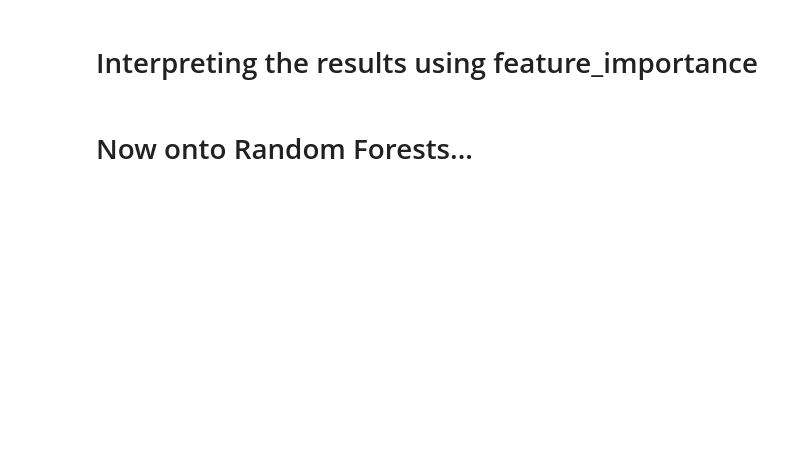
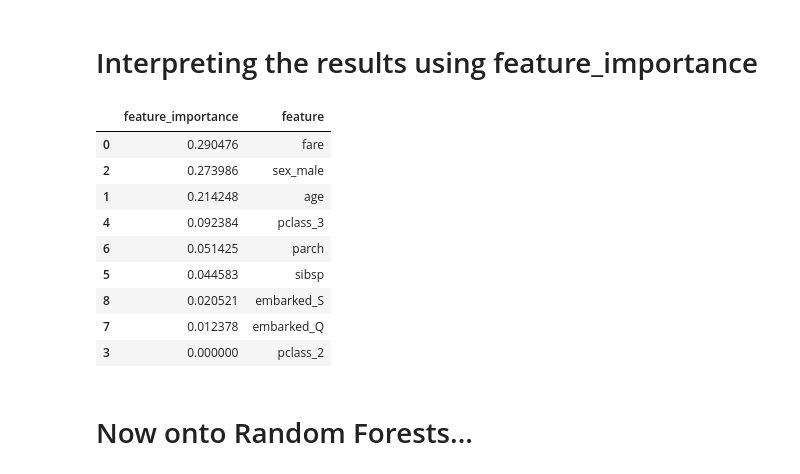
Before and after one commit to CUNYTechPrep/2020-fall-data-science, a Jupyter notebook: Week5-RandomForest/Week5-Lecture-RandomForests.ipynb, the cells around one changed output. Cells and saved outputs as stored; diff of their text form; code cells hidden in the pictures; blank space fills up the shorter version.

```diff
--- a/Week5-RandomForest/Week5-Lecture-RandomForests.ipynb
+++ b/Week5-RandomForest/Week5-Lecture-RandomForests.ipynb
@@ -80,7 +115,7 @@ print('Lenght of our Training data:', X_train.shape, '\nLength of our Testing da
 # %%
 from sklearn.tree import DecisionTreeClassifier
 
-model = tree.DecisionTreeClassifier(max_depth=2)
+model = DecisionTreeClassifier(max_depth=2)
 
 model.fit(X_train,y_train)
 
@@ -102,10 +137,10 @@ print('F1 Score: %f' % f1)
 # Calculate predicted probabilities
 y_pred_proba = model.predict_proba(X_test)
 
-# Keep only the proba for True
+# # Keep only the proba for True
 y_pred_proba = y_pred_proba[:,1]
 
-# Compute auc score
+# # Compute auc score
 auc = roc_auc_score(y_true=y_test, y_score=y_pred_proba)
 
 print('AUC Score: %f' % auc)
@@ -390,7 +449,7 @@ params = {
 grid_search_cv =  GridSearchCV(
     estimator = DecisionTreeClassifier(),
     param_grid = params,
-    scoring = 'roc_auc')
+    scoring = 'f1')
 
 
 # Now, with one easy command, fit all combination of trees.
@@ -443,9 +530,21 @@ graph
 # Interpreting the results using feature_importance
 # %%
 # Now lets look at our feature importances
-feature_imp = pd.DataFrame.from_dict( {'feature_importance': model.feature_importances_,
-                                       'feature':selected_features }).sort_values('feature_importance', ascending=False)
+my_dict = {'feature_importance': model.feature_importances_,
+           'feature':selected_features }
+feature_imp = pd.DataFrame.from_dict( my_dict ).sort_values('feature_importance', ascending=False)
 feature_imp
+# %% [output]
+|  | feature_importance | feature |
+| 0 | 0.290476 | fare |
+| 2 | 0.273986 | sex_male |
+| 1 | 0.214248 | age |
+| 4 | 0.092384 | pclass_3 |
+| 6 | 0.051425 | parch |
+| 5 | 0.044583 | sibsp |
+| 8 | 0.020521 | embarked_S |
+| 7 | 0.012378 | embarked_Q |
+| 3 | 0.000000 | pclass_2 |
 # %% [markdown]
 # Now onto Random Forests...
 # %%
```
Also changed, not shown: parts of 18 cells of this notebook.
